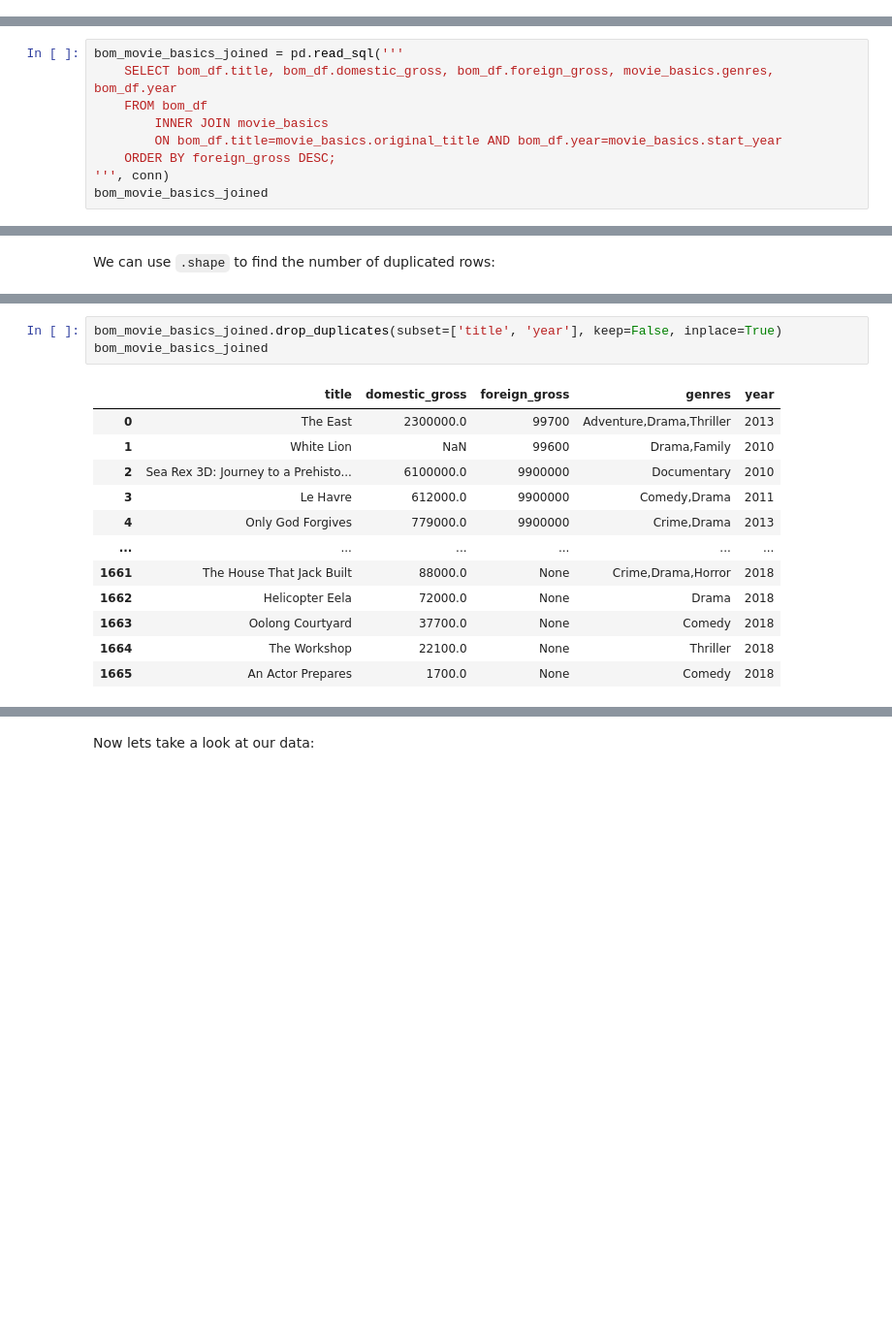
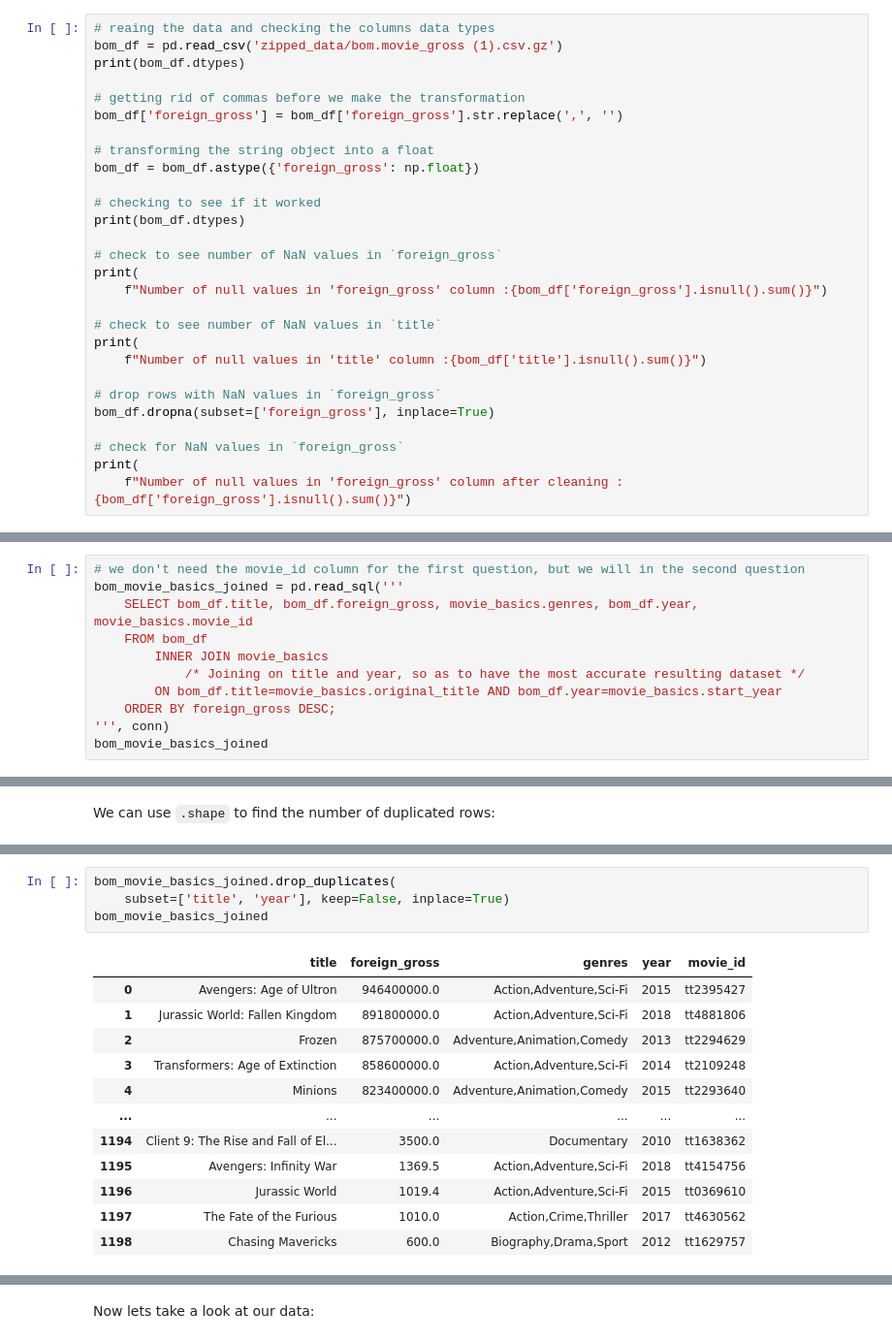
Before and after one commit to sanderlin2013/Movie-Analysis, a Jupyter notebook: Movie Data Analysis.ipynb, the cells around one changed output, grey strips where cells are left out. Shown at 97% size. Cells and saved outputs as stored; diff of their text form; blank space fills up the shorter version.

```diff
--- a/Movie Data Analysis.ipynb
+++ b/Movie Data Analysis.ipynb
@@ -251,0 +271,28 @@ dtype: object
+# %%
+# reaing the data and checking the columns data types
+bom_df = pd.read_csv('zipped_data/bom.movie_gross (1).csv.gz')
+print(bom_df.dtypes)
+
+# getting rid of commas before we make the transformation
+bom_df['foreign_gross'] = bom_df['foreign_gross'].str.replace(',', '')
+
+# transforming the string object into a float
+bom_df = bom_df.astype({'foreign_gross': np.float})
+
+# checking to see if it worked
+print(bom_df.dtypes)
+
+# check to see number of NaN values in `foreign_gross`
+print(
+    f"Number of null values in 'foreign_gross' column :{bom_df['foreign_gross'].isnull().sum()}")
+
+# check to see number of NaN values in `title`
+print(
+    f"Number of null values in 'title' column :{bom_df['title'].isnull().sum()}")
+
+# drop rows with NaN values in `foreign_gross`
+bom_df.dropna(subset=['foreign_gross'], inplace=True)
+
+# check for NaN values in `foreign_gross`
+print(
+    f"Number of null values in 'foreign_gross' column after cleaning :{bom_df['foreign_gross'].isnull().sum()}")
@@ -286,10 +368,12 @@ Now we can query `bom_df` using SQLite.
 # %% [markdown]
 Now we're going to join the two tables based on movie title and year.
 # %%
+# we don't need the movie_id column for the first question, but we will in the second question
 bom_movie_basics_joined = pd.read_sql('''
-    SELECT bom_df.title, bom_df.domestic_gross, bom_df.foreign_gross, movie_basics.genres, bom_df.year
+    SELECT bom_df.title, bom_df.foreign_gross, movie_basics.genres, bom_df.year, movie_basics.movie_id
     FROM bom_df
         INNER JOIN movie_basics
+            /* Joining on title and year, so as to have the most accurate resulting dataset */
         ON bom_df.title=movie_basics.original_title AND bom_df.year=movie_basics.start_year
     ORDER BY foreign_gross DESC;
 ''', conn)
@@ -339,16 +423,17 @@ So we have 1666 rows in our complete joined file, and 36 duplicated rows within
 # %%
-bom_movie_basics_joined.drop_duplicates(subset=['title', 'year'], keep=False, inplace=True)
+bom_movie_basics_joined.drop_duplicates(
+    subset=['title', 'year'], keep=False, inplace=True)
 bom_movie_basics_joined
 # %% [output]
-|  | title | domestic_gross | foreign_gross | genres | year |
-| 0 | The East | 2300000.0 | 99700 | Adventure,Drama,Thriller | 2013 |
-| 1 | White Lion | NaN | 99600 | Drama,Family | 2010 |
-| 2 | Sea Rex 3D: Journey to a Prehisto... | 6100000.0 | 9900000 | Documentary | 2010 |
-| 3 | Le Havre | 612000.0 | 9900000 | Comedy,Drama | 2011 |
-| 4 | Only God Forgives | 779000.0 | 9900000 | Crime,Drama | 2013 |
+|  | title | foreign_gross | genres | year | movie_id |
+| 0 | Avengers: Age of Ultron | 946400000.0 | Action,Adventure,Sci-Fi | 2015 | tt2395427 |
+| 1 | Jurassic World: Fallen Kingdom | 891800000.0 | Action,Adventure,Sci-Fi | 2018 | tt4881806 |
+| 2 | Frozen | 875700000.0 | Adventure,Animation,Comedy | 2013 | tt2294629 |
+| 3 | Transformers: Age of Extinction | 858600000.0 | Action,Adventure,Sci-Fi | 2014 | tt2109248 |
+| 4 | Minions | 823400000.0 | Adventure,Animation,Comedy | 2015 | tt2293640 |
 | ... | ... | ... | ... | ... | ... |
-| 1661 | The House That Jack Built | 88000.0 | None | Crime,Drama,Horror | 2018 |
-| 1662 | Helicopter Eela | 72000.0 | None | Drama | 2018 |
-| 1663 | Oolong Courtyard | 37700.0 | None | Comedy | 2018 |
-| 1664 | The Workshop | 22100.0 | None | Thriller | 2018 |
-| 1665 | An Actor Prepares | 1700.0 | None | Comedy | 2018 |
+| 1194 | Client 9: The Rise and Fall of El... | 3500.0 | Documentary | 2010 | tt1638362 |
+| 1195 | Avengers: Infinity War | 1369.5 | Action,Adventure,Sci-Fi | 2018 | tt4154756 |
+| 1196 | Jurassic World | 1019.4 | Action,Adventure,Sci-Fi | 2015 | tt0369610 |
+| 1197 | The Fate of the Furious | 1010.0 | Action,Crime,Thriller | 2017 | tt4630562 |
+| 1198 | Chasing Mavericks | 600.0 | Biography,Drama,Sport | 2012 | tt1629757 |
```
Also changed, not shown: parts of 62 cells of this notebook.
